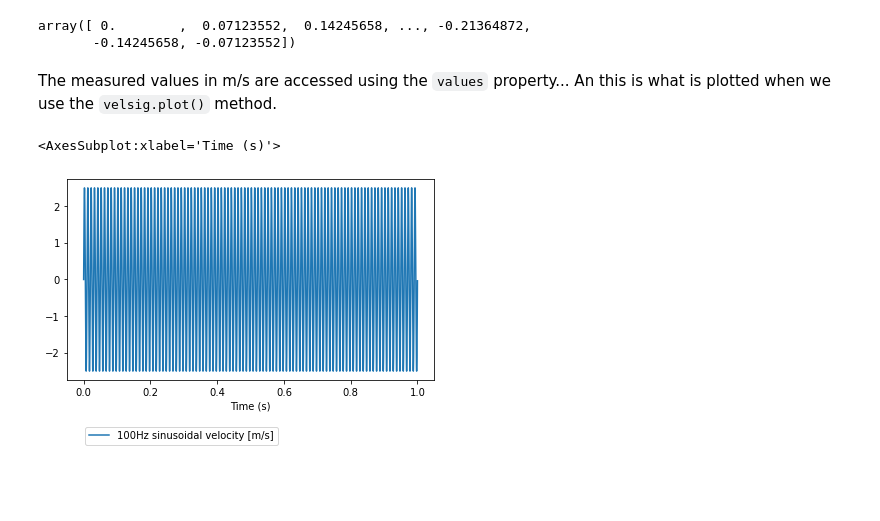
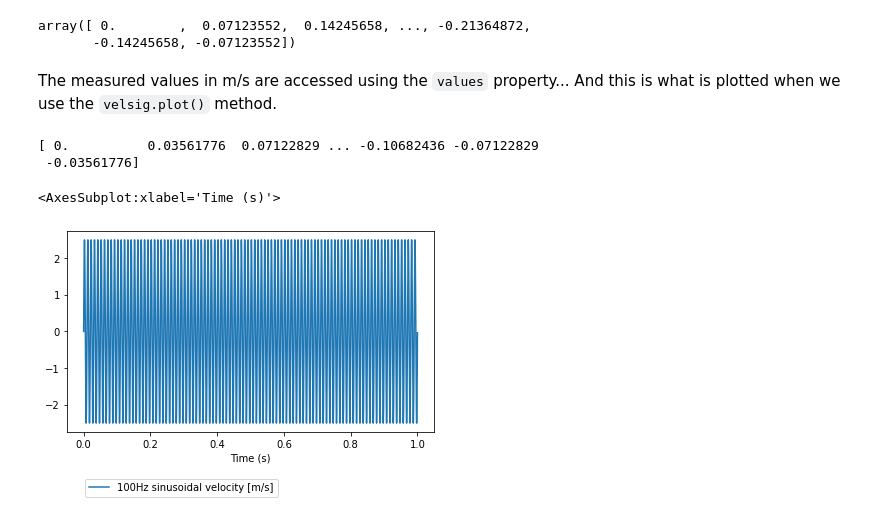
Before and after one commit to odoare/measpy, a Jupyter notebook: examples/play_with_signals.ipynb, the cells around one changed output. Drawn from its saved outputs; the diff is of its cells as text; code cells hidden in the pictures; blank space fills up the shorter version.

````diff
--- a/examples/play_with_signals.ipynb
+++ b/examples/play_with_signals.ipynb
@@ -162,10 +183,12 @@ velsig.volts
 array([ 0.        ,  0.07123552,  0.14245658, ..., -0.21364872,
        -0.14245658, -0.07123552])
 # %% [markdown]
-The measured values in m/s are accessed using the ```values``` property... An this is what is plotted when we use the ```velsig.plot()``` method.
+The measured values in m/s are accessed using the ```values``` property... And this is what is plotted when we use the ```velsig.plot()``` method.
 # %%
-velsig.values
+print(velsig.values)
 velsig.plot()
 # %% [output]
-<AxesSubplot:xlabel='Time (s)'>
+[ 0.          0.03561776  0.07122829 ... -0.10682436 -0.07122829
+ -0.03561776]
+<AxesSubplot:xlabel='Time (s)'>
-[figure, old version]
+[figure, new version]
````
Also changed, not shown: parts of 28 cells of this notebook.
